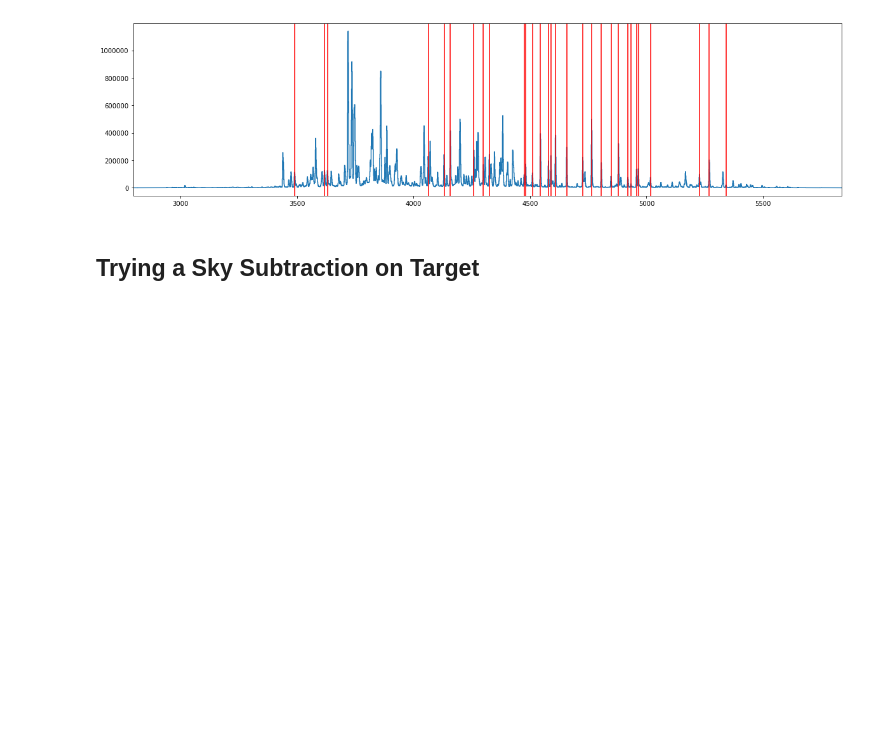
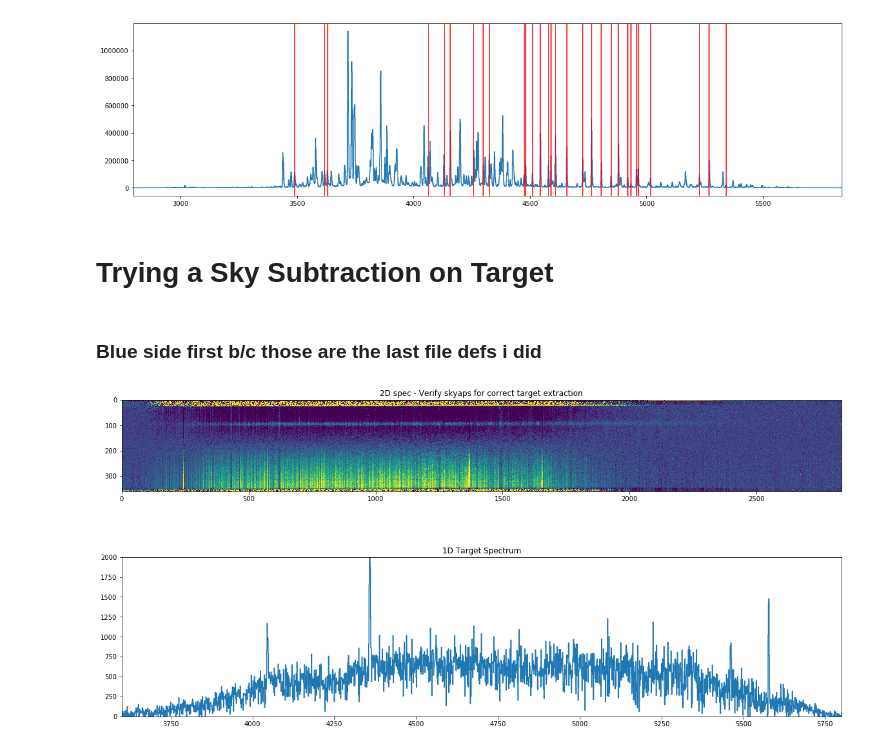
Before and after one commit to deerow22/data_reduction_scrap, a Jupyter notebook: Data_Reduction_Pipeline_middle.ipynb, the cells around one changed output. Cells and saved outputs as stored; diff of their text form; code cells hidden in the pictures; blank space fills up the shorter version.

Commit message:
first sky subtraction works

```diff
--- a/Data_Reduction_Pipeline_middle.ipynb
+++ b/Data_Reduction_Pipeline_middle.ipynb
@@ -162,7 +171,7 @@ def goodness_of_matches(arcfiles, guesses):
 # %%
 #skyaps=[(lower bound pixel location in (x,y), upper bound pixel location in (x,y))]
 #play with vmax & vmin to get better contrast
-def sky_subtract(targetID,skyaps,vmax,vmin):
+def sky_subtract(targetID,skyaps):
     #need these again -flats/overscan
     flats = [reduce_dblspec.DoubleSpecImage(fn).overscan_sub_and_trim() for fn in
           reduce_dblspec.find_all_obj('DomeFlat',all_side_files)[:10]] #DO I WANNA KEEP AS ONLY LAST 10???
@@ -174,12 +183,23 @@ def sky_subtract(targetID,skyaps,vmax,vmin):
     #stacking all that data for specific target-help increase s/n
     comb = reduce_dblspec.combine_imgs(specs)
 
-    #plotting
+    #plotting 2D to get skyaps right around the target
     plt.figure(figsize=(20,10)) #setting up fig size
     subimg, models = comb.subtract_sky(skyaps, skymodel=modeling.models.Linear1D(1,0))
-    transpose = False
-    return (subimg.show_image(transpose=transpose,vmax=vmax,vmin=vmin))
-    #subimg.show_image(transpose=False,vmax=40,vmin=-10);
+    plt.subplot(211)
+    plt.title('2D spec - Verify skyaps for correct target extraction')
+    subimg.show_image(transpose=True,vmax=40,vmin=-10)
+
+    #plotting 1D extraction of target
+    flux, unc = subimg.extract_spectrum((205,260))
+    plt.subplot(212)
+    plt.step(ds.pixtowl(np.arange(len(flux))), flux)
+    plt.title('1D Target Spectrum')
+    #not sure about these x/y limits....need way to generalize & for red/blue sides
+    plt.ylim(0, 2000)
+    plt.xlim(3600, 5800)
+
+    return (flux)
 # %% [markdown]
 # EXAMPLE: Red (1.5") -- dispersion solution
 ### Running data pipeline to generate graphs for wl & pixel  emission line matching
@@ -291,11 +338,17 @@ Skipping line ArI at wl=10470.0535 - out of wl min/max
 [figure]
 [figure]
 # %% [markdown]
-## Trying a Sky Subtraction on Target
+# Trying a Sky Subtraction on Target
+# %% [markdown]
+### Blue side first b/c those are the last file defs i did
 # %%
 #naming files needed
 targetID = 'Ody_nospec'
-skyaps = [(280,310),(380,410)] #sky aperatures-part to subtract sky lines from in spatial direction
-vmax=40
-vmin=-10
-sky_subtract(targetID,skyaps,vmax,vmin)
+skyaps = [(15,80),(150,215)]#sky aperatures-part to subtract sky lines from in spatial direction
+
+#consider putting this all back into the skysubtract fcn for cleanliness
+#vmax=40
+#vmin=-10
+flux = sky_subtract(targetID,skyaps)
+# %% [output]
+[figure, added]
```
Also changed, not shown: parts of 8 cells of this notebook.
